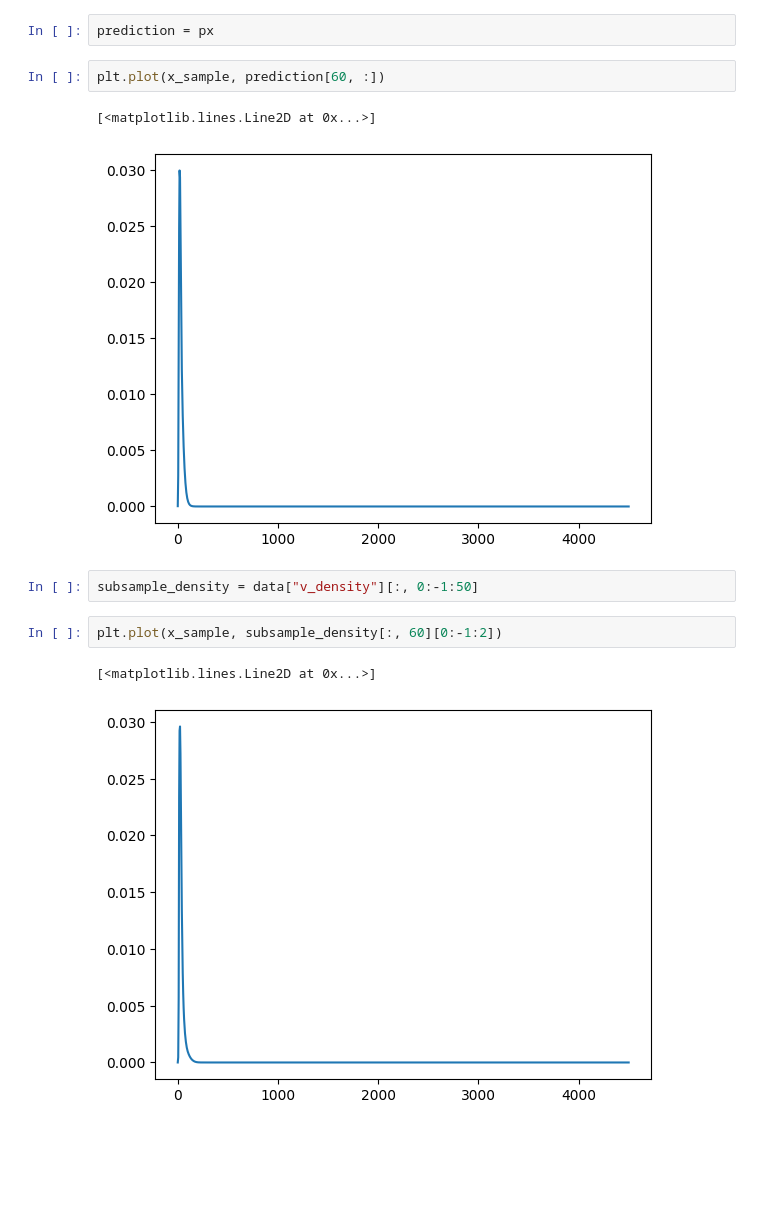
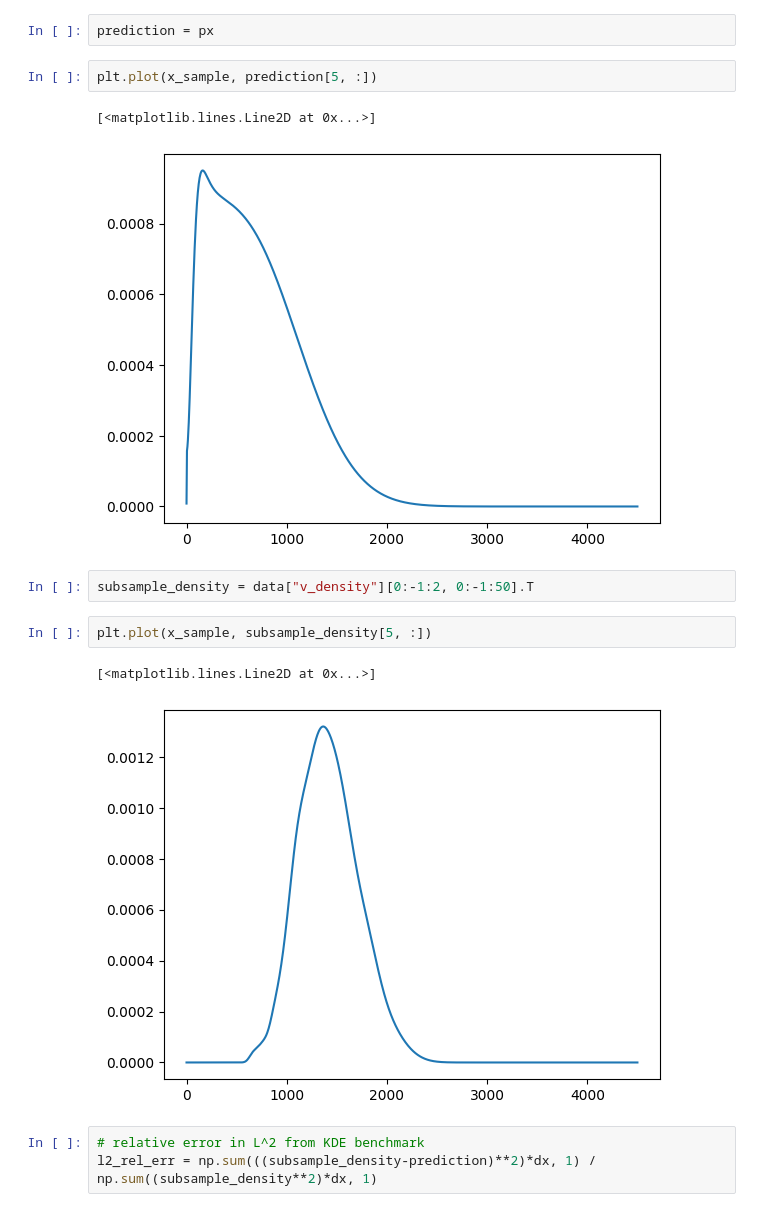
Before and after one commit to honglizhaobob/dl-hidimuq, a Jupyter notebook: code/LinearOscillator/python/PINF.ipynb, the cells around one changed output. Saved outputs shown, nothing was run; the diff lists cells and outputs as text; blank space fills up the shorter version.

```diff
--- a/code/LinearOscillator/python/PINF.ipynb
+++ b/code/LinearOscillator/python/PINF.ipynb
@@ -53,14 +53,17 @@ px, pz, jacob, z = flow.sample(dataset)
 # %%
 prediction = px
 # %%
-plt.plot(x_sample, prediction[60, :])
+plt.plot(x_sample, prediction[5, :])
 # %% [output]
 [<matplotlib.lines.Line2D at 0x...>]
-[figure, old version]
+[figure, new version]
 # %%
-subsample_density = data["v_density"][:, 0:-1:50]
+subsample_density = data["v_density"][0:-1:2, 0:-1:50].T
 # %%
-plt.plot(x_sample, subsample_density[:, 60][0:-1:2])
+plt.plot(x_sample, subsample_density[5, :])
 # %% [output]
 [<matplotlib.lines.Line2D at 0x...>]
-[figure, old version]
+[figure, new version]
+# %%
+# relative error in L^2 from KDE benchmark
+l2_rel_err = np.sum(((subsample_density-prediction)**2)*dx, 1) / np.sum((subsample_density**2)*dx, 1)
```
Also changed, not shown: parts of 1 cell of this notebook.
